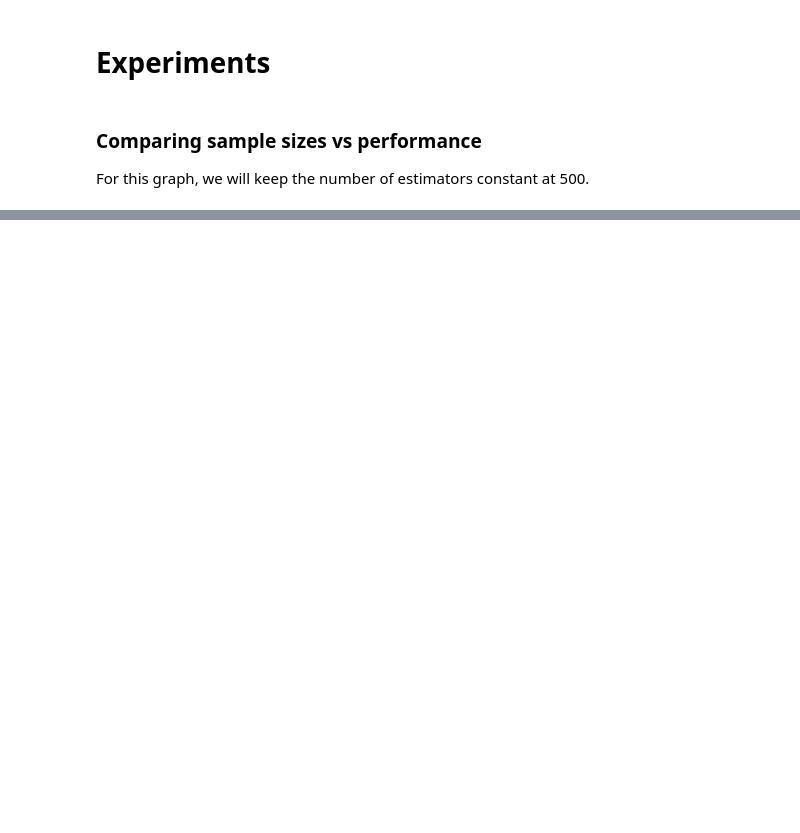
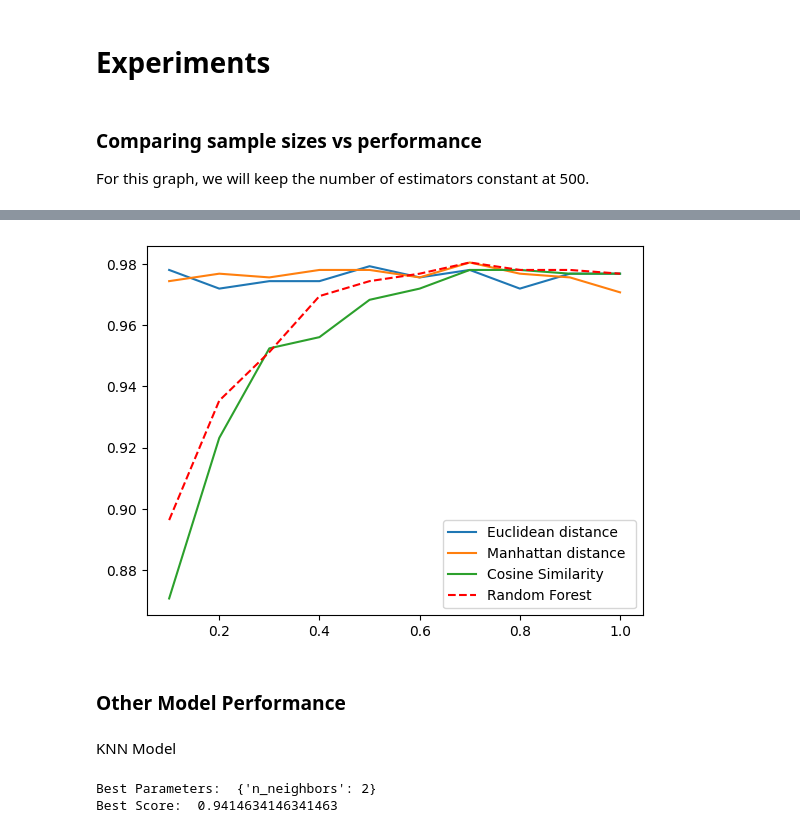
Before and after one commit to ilangofman/CSC2515-Locally-Weighted-Random-Forests, a Jupyter notebook: heart_dataset_analysis.ipynb, the cells around one changed output, grey strips where cells are left out. Cells and saved outputs as stored; diff of their text form; code cells hidden in the pictures; blank space fills up the shorter version.

```diff
--- a/heart_dataset_analysis.ipynb
+++ b/heart_dataset_analysis.ipynb
@@ -467,0 +277,15 @@ Fold Accuracy:  0.9878048780487805
+# %%
+
+
+
+plt.plot(sample_sizes, euc_distance_acc1,  label = "Euclidean distance")
+plt.plot(sample_sizes,manhat_distance_acc1, label = "Manhattan distance ")
+plt.plot(sample_sizes,cos_distance_acc1, label = "Cosine Similarity")
+plt.plot(sample_sizes,random_forest_acc1, color = 'r',linestyle = '--',  label = "Random Forest")
+
+plt.legend()
+plt.show()
+# %% [output]
+[figure, added]
+# %% [markdown]
+### Other Model Performance
@@ -467,0 +294,2 @@ Fold Accuracy:  0.9878048780487805
+# %% [markdown]
+KNN Model
@@ -467,0 +298,12 @@ Fold Accuracy:  0.9878048780487805
+# %%
+grid_search_parameters = {'n_neighbors':[2, 5, 8, 10,15,25]}
+
+KNN = KNeighborsClassifier()
+KNN_classifier_GS = GridSearchCV(KNN, grid_search_parameters, cv=5, verbose=0)
+KNN_classifier_GS.fit(train_X, train_y)
+
+print("Best Parameters: ", KNN_classifier_GS.best_params_)
+print("Best Score: ", KNN_classifier_GS.best_score_)
+# %% [output]
+Best Parameters:  {'n_neighbors': 2}
+Best Score:  0.9414634146341463
```
Also changed, not shown: parts of 44 cells of this notebook.
